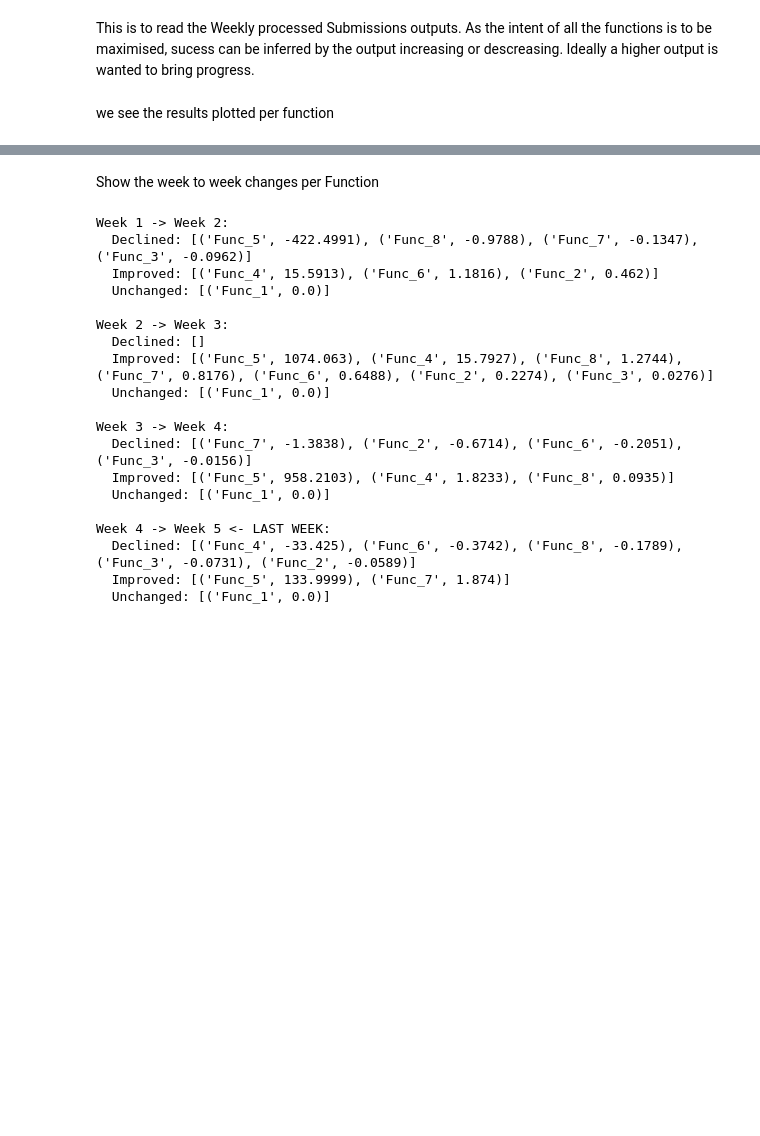
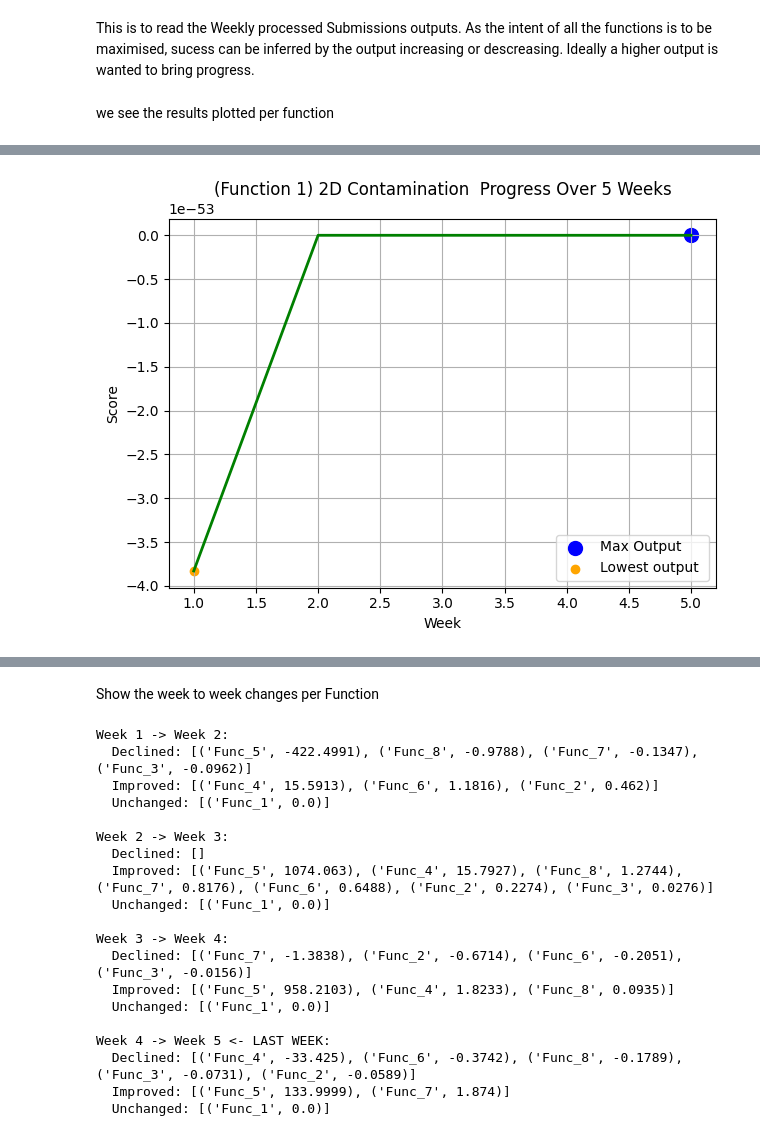
Before and after one commit to AnnemarieKeller/MLProject_Imperial, a Jupyter notebook: analysis/WeeklyResults.ipynb, the cells around one changed output, grey strips where cells are left out. Drawn from its saved outputs; the diff is of its cells as text; code cells hidden in the pictures; blank space fills up the shorter version.

```diff
--- a/analysis/WeeklyResults.ipynb
+++ b/analysis/WeeklyResults.ipynb
@@ -175,0 +123,88 @@ Functions improving the most (best improvement): [8 7 6 5]
+# %%
+num_weeks, num_functions = all_weeks_array.shape
+function_names = {
+    0: "2D Contamination",
+    1: "2D Noisy Log-Likelihood",
+    2: "3D Drug Combination",
+    3: "4D Warehouse Placement",
+    4: "4D Chemical Yield",
+    5: "5D Cake Recipe",
+    6: "6D ML Hyperparameters",
+    7: "8D ML Hyperparameters"
+}
+
+weeks = np.arange(1, num_weeks + 1)
+
+
+weekly_changes = np.diff(all_weeks_array, axis=0)
+
+fraction_improved = np.mean(weekly_changes > 0, axis=0)
+
+
+total_improvement = all_weeks_array[-1] - all_weeks_array[0]
+
+
+combined_score = 0.5 * fraction_improved + 0.5 * (total_improvement - np.min(total_improvement)) / (np.ptp(total_improvement))
+
+worst_funcs = np.argsort(combined_score)[:4]  # 4 functions with lowest improvement
+best_funcs = np.argsort(combined_score)[-4:]  # 4 functions with highest improvement
+improvements = all_weeks_array[-1] - all_weeks_array[0]
+print("Overall improvements per function:")
+for i, imp in enumerate(improvements):
+    print(f" Function {i+1} {function_names.get(i, f'Function {i+1}')}: {imp:.4f}")
+
+print("\nFunctions needing immediate attention (worst improvement):")
+for i in worst_funcs:
+    print(f" (Function{i+1}) {function_names.get(i, f'Function {i+1}')} ")
+
+print("\nFunctions improving the most (best improvement):")
+for i in best_funcs:
+    print(f" (Function{i+1}) {function_names.get(i, f'Function {i+1}')}")
+
+
+# print("Overall improvements per function:", improvements)
+# print("Functions needing immediate attention (worst improvement):", worst_funcs + 1)
+# print("Functions improving the most (best improvement):", best_funcs + 1)
+
+
+for func_idx in range(num_functions):
+    plt.figure()
+
+    max_idx = np.argmax(all_weeks_array[:, func_idx])
+    max_week = weeks[max_idx]
+    max_value = all_weeks_array[max_idx, func_idx]
+
+
+    plt.scatter(max_week, max_value, color='blue', s=100, label='Max Output')
+    # plt.plot(weeks, all_weeks_array[:, func_idx], marker='o', label=f'highest point')
+
+    if last_week_change[func_idx] < 0:
+        color = 'red'
+    elif overall_change[func_idx] > 0:
+        color = 'green'
+    else:
+        color = 'gray'
+
+    plt.plot(weeks, all_weeks_array[:, func_idx], color=color, linewidth=2)
+
+
+    highest_idx = np.argmax(all_weeks_array[:, func_idx])
+    lowest_idx = np.argmin(all_weeks_array[:, func_idx])
+
+    plt.scatter(weeks[lowest_idx], all_weeks_array[lowest_idx, func_idx], color='orange', label='Lowest output ')
+
+
+    if func_idx == biggest_drop:
+        plt.title(f" (Function {func_idx+1}) Biggest Weekly Drop: {function_names.get(func_idx)}")
+    elif func_idx == biggest_rise:
+        plt.title(f"(Function{func_idx+1}) Biggest Weekly Improvement: {function_names.get(func_idx)}")
+    else:
+        plt.title(f"(Function {func_idx+1}) {function_names.get(func_idx)}  Progress Over {num_weeks} Weeks")
+
+    plt.xlabel("Week")
+    plt.ylabel("Score")
+    plt.legend()
+    plt.grid(True)
+    plt.tight_layout()
+    plt.show()
+# %% [output]
@@ -175,0 +228 @@ Functions improving the most (best improvement): [8 7 6 5]
+[figure, added]
```
Also changed, not shown: parts of 5 cells of this notebook.
